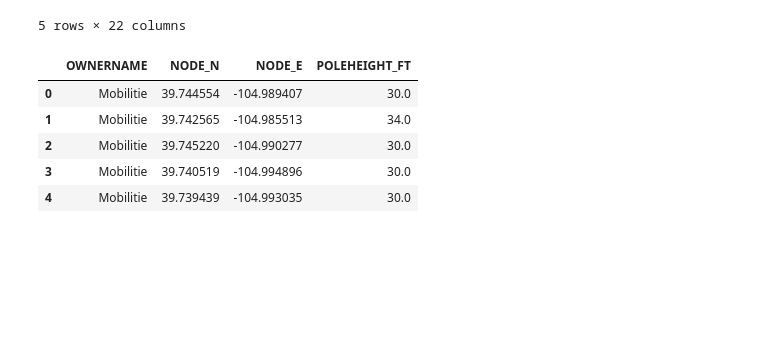
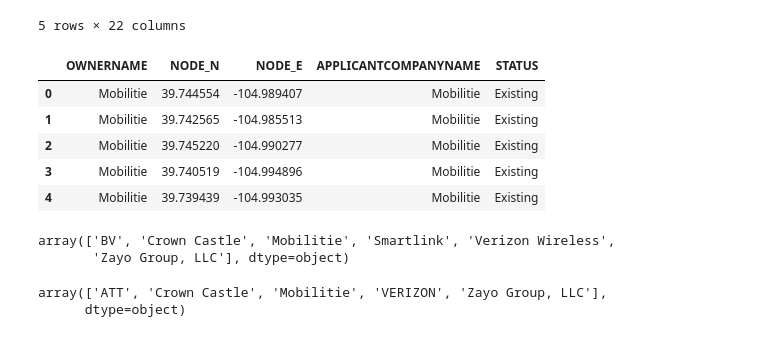
Before and after one commit to Interactive-Coventry/EXPLOR_network_slicing, a Jupyter notebook: test.ipynb, the cells around one changed output. Cells and saved outputs as stored; diff of their text form; code cells hidden in the pictures; blank space fills up the shorter version.

Commit message:
Update add Graph Model

```diff
--- a/test.ipynb
+++ b/test.ipynb
@@ -20,6 +20,8 @@ def preprocess(filename = "train.csv"):
     else:
         target_col = df[target_name]
         df.drop(columns=[target_name], inplace=True)
+
+    df.drop(columns=['Non-GBR'], inplace=True)
     return df, target_col
 
 df, target_col = preprocess("train.csv")
@@ -200,11 +292,24 @@ Target col: slice Type
 # %%
+from sklearn.model_selection import RandomizedSearchCV, train_test_split
+
+labels= pd.get_dummies(target_col)
+
+X_train, X_test, y_train, y_test = train_test_split(df, labels, test_size=0.2, stratify=labels)
+
 ### Sandardization of data ###
 ### We does not standardize the Target variable for classification
 from sklearn.preprocessing import StandardScaler
 scaler = StandardScaler()
 
 # Storing the fit object for later reference
-scaler.fit(df)
+scaler.fit(X_train)
+X_train = scaler.transform(X_train)
+X_test = scaler.transform(X_test)
 
-X_train = scaler.transform(df)
-y_train = pd.get_dummies(target_col)
+from sklearn.preprocessing import LabelEncoder
+
+y_train_onehot = y_train.idxmax(axis=1)
+le = LabelEncoder()
+y_train_onehot = le.fit_transform(y_train_onehot)
+y_test_onehot = y_test.idxmax(axis=1)
+y_test_onehot = le.transform(y_test_onehot)
@@ -331,15 +562,25 @@ Target col: slice Type
 5 rows × 22 columns
 # %%
 df = (
-    df.loc[:,['OWNERNAME','NODE_N','NODE_E','POLEHEIGHT_FT']]
+    df.loc[:,['OWNERNAME','NODE_N','NODE_E','APPLICANTCOMPANYNAME', 'STATUS']]
     .dropna()
 )
 
 df.head()
 # %% [output]
-|  | OWNERNAME | NODE_N | NODE_E | POLEHEIGHT_FT |
-| 0 | Mobilitie | 39.744554 | -104.989407 | 30.0 |
-| 1 | Mobilitie | 39.742565 | -104.985513 | 34.0 |
-| 2 | Mobilitie | 39.745220 | -104.990277 | 30.0 |
-| 3 | Mobilitie | 39.740519 | -104.994896 | 30.0 |
-| 4 | Mobilitie | 39.739439 | -104.993035 | 30.0 |
+|  | OWNERNAME | NODE_N | NODE_E | APPLICANTCOMPANYNAME | STATUS |
+| 0 | Mobilitie | 39.744554 | -104.989407 | Mobilitie | Existing |
+| 1 | Mobilitie | 39.742565 | -104.985513 | Mobilitie | Existing |
+| 2 | Mobilitie | 39.745220 | -104.990277 | Mobilitie | Existing |
+| 3 | Mobilitie | 39.740519 | -104.994896 | Mobilitie | Existing |
+| 4 | Mobilitie | 39.739439 | -104.993035 | Mobilitie | Existing |
+# %%
+np.unique(df['APPLICANTCOMPANYNAME'])
+# %% [output]
+array(['BV', 'Crown Castle', 'Mobilitie', 'Smartlink', 'Verizon Wireless',
+       'Zayo Group, LLC'], dtype=object)
+# %%
+np.unique(df['OWNERNAME'])
+# %% [output]
+array(['ATT', 'Crown Castle', 'Mobilitie', 'VERIZON', 'Zayo Group, LLC'],
+      dtype=object)
```
Also changed, not shown: parts of 62 cells of this notebook, 3 other files.
